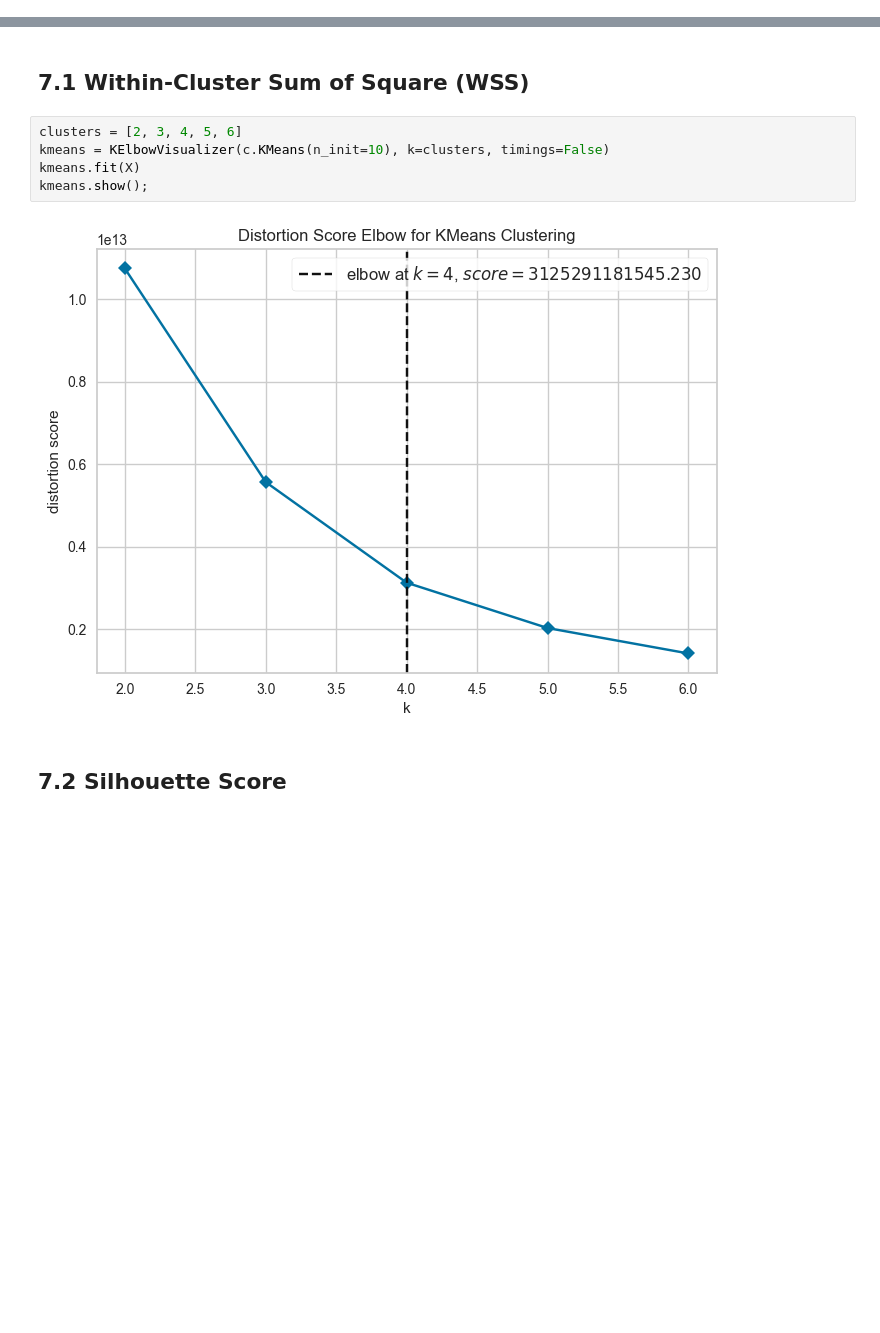
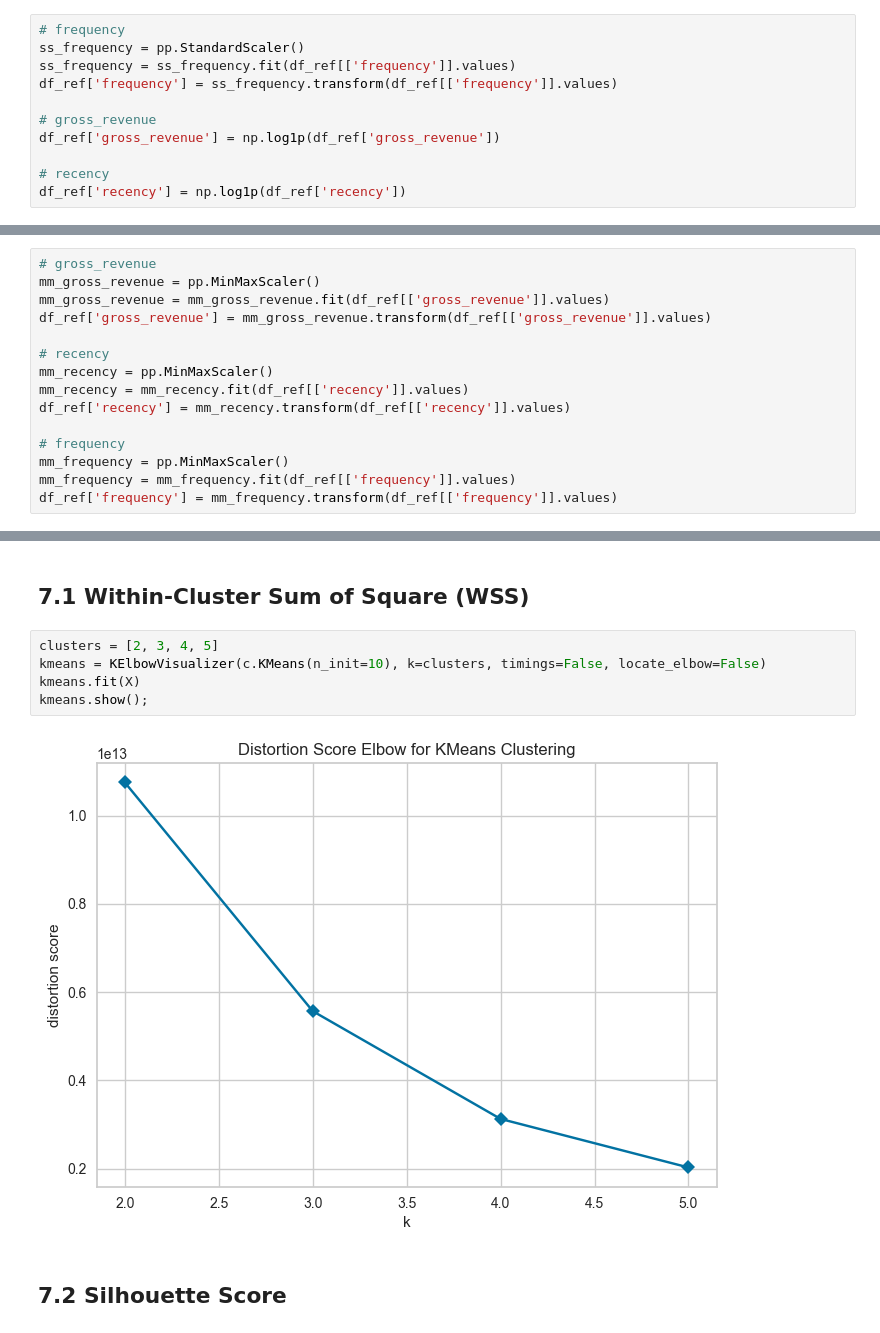
Before and after one commit to Samoelmoura/seazone_code_challenge, a Jupyter notebook: notebooks/notebook.ipynb, the cells around one changed output, grey strips where cells are left out. Cells and saved outputs as stored; diff of their text form; blank space fills up the shorter version.

```diff
--- a/notebooks/notebook.ipynb
+++ b/notebooks/notebook.ipynb
@@ -426,0 +443,11 @@ df_ref = pd.merge(df_ref, temp, on='airbnb_id', how='left')
+# %%
+# frequency
+ss_frequency = pp.StandardScaler()
+ss_frequency = ss_frequency.fit(df_ref[['frequency']].values)
+df_ref['frequency'] = ss_frequency.transform(df_ref[['frequency']].values)
+
+# gross_revenue
+df_ref['gross_revenue'] = np.log1p(df_ref['gross_revenue'])
+
+# recency
+df_ref['recency'] = np.log1p(df_ref['recency'])
@@ -426,0 +456,15 @@ df_ref = pd.merge(df_ref, temp, on='airbnb_id', how='left')
+# %%
+# gross_revenue
+mm_gross_revenue = pp.MinMaxScaler()
+mm_gross_revenue = mm_gross_revenue.fit(df_ref[['gross_revenue']].values)
+df_ref['gross_revenue'] = mm_gross_revenue.transform(df_ref[['gross_revenue']].values)
+
+# recency
+mm_recency = pp.MinMaxScaler()
+mm_recency = mm_recency.fit(df_ref[['recency']].values)
+df_ref['recency'] = mm_recency.transform(df_ref[['recency']].values)
+
+# frequency
+mm_frequency = pp.MinMaxScaler()
+mm_frequency = mm_frequency.fit(df_ref[['frequency']].values)
+df_ref['frequency'] = mm_frequency.transform(df_ref[['frequency']].values)
@@ -441,12 +659,12 @@ X = df_ref.drop('airbnb_id', axis=1)
 # %% [markdown]
 ## 7.1 Within-Cluster Sum of Square (WSS)
 # %%
-clusters = [2, 3, 4, 5, 6]
-kmeans = KElbowVisualizer(c.KMeans(n_init=10), k=clusters, timings=False)
+clusters = [2, 3, 4, 5]
+kmeans = KElbowVisualizer(c.KMeans(n_init=10), k=clusters, timings=False, locate_elbow=False)
 kmeans.fit(X)
 kmeans.show();
 # %% [output]
-[figure, old version]
+[figure, new version]
 # %% [markdown]
 ## 7.2 Silhouette Score
 # %%
```
Also changed, not shown: parts of 34 cells of this notebook.
